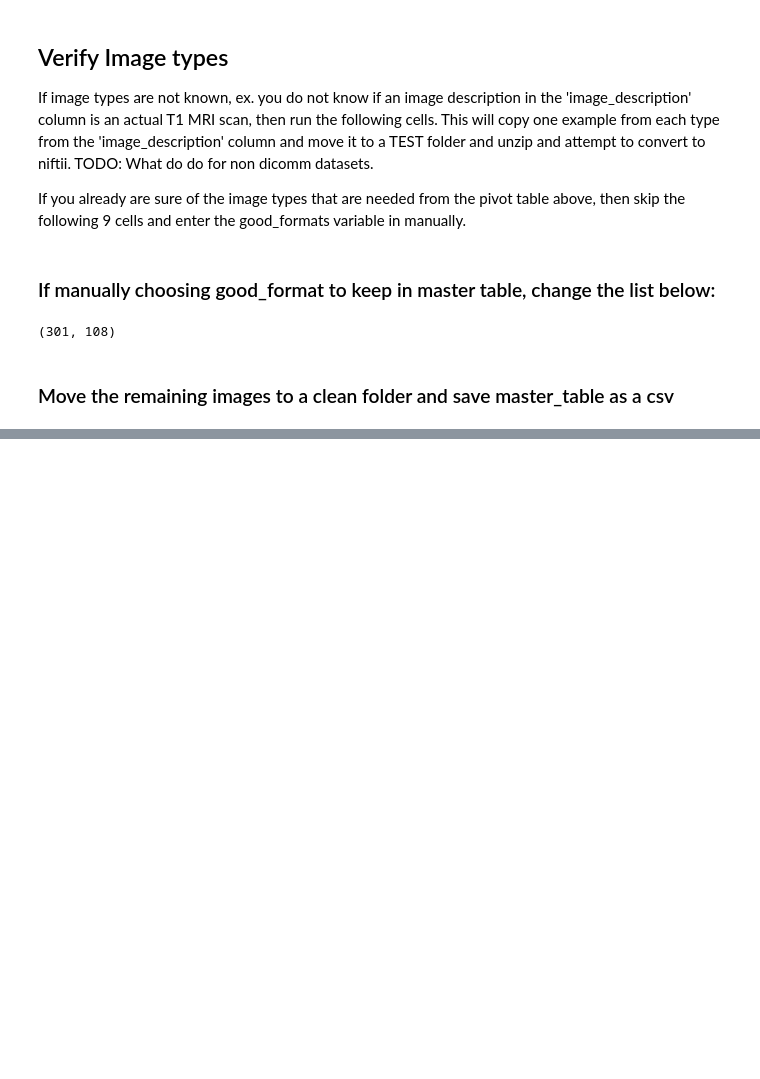
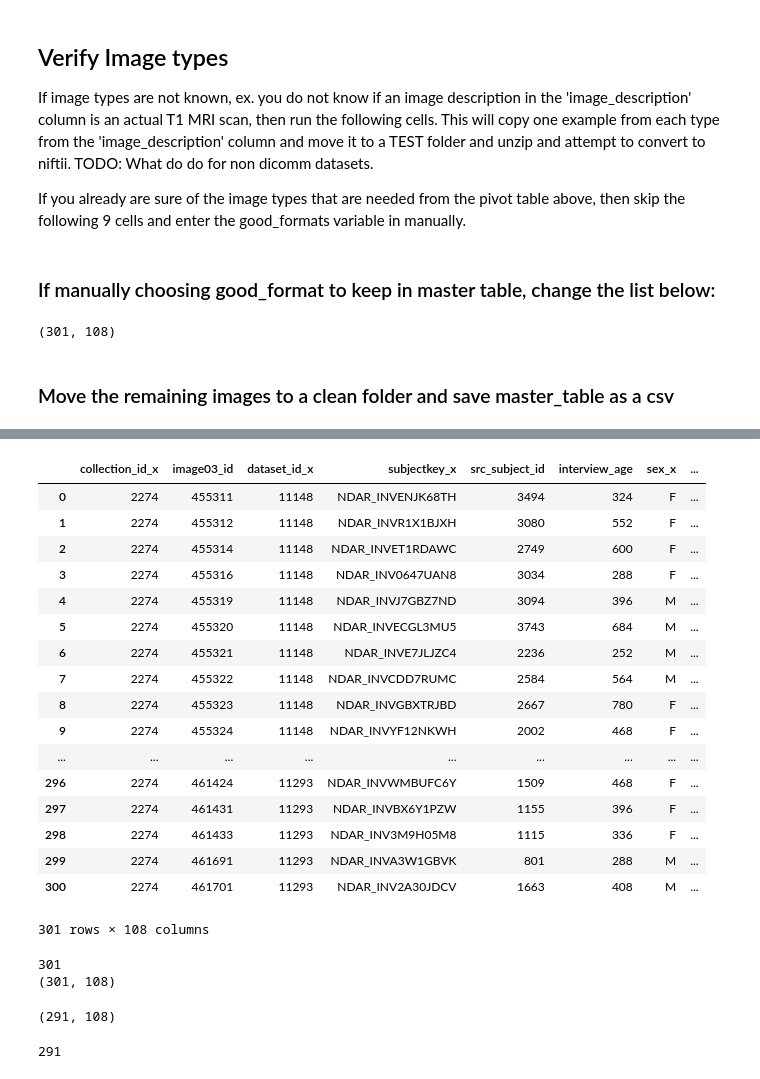
Before and after one commit to Team-MIND/dataset_integration, a Jupyter notebook: notebooks/trim dataset.ipynb, the cells around one changed output, grey strips where cells are left out. Saved outputs shown, nothing was run; the diff lists cells and outputs as text; code cells hidden in the pictures; blank space fills up the shorter version.

```diff
--- a/notebooks/trim dataset.ipynb
+++ b/notebooks/trim dataset.ipynb
@@ -306,0 +467,21 @@ master_table.to_csv(os.path.join(clean_dir, 'master_table.csv'), sep = '\t', ind
+# %%
+master_table
+# %% [output]
+|  | collection_id_x | image03_id | dataset_id_x | subjectkey_x | src_subject_id | interview_age | sex_x | ... |
+| 0 | 2274 | 455311 | 11148 | NDAR_INVENJK68TH | 3494 | 324 | F | ... |
+| 1 | 2274 | 455312 | 11148 | NDAR_INVR1X1BJXH | 3080 | 552 | F | ... |
+| 2 | 2274 | 455314 | 11148 | NDAR_INVET1RDAWC | 2749 | 600 | F | ... |
+| 3 | 2274 | 455316 | 11148 | NDAR_INV0647UAN8 | 3034 | 288 | F | ... |
+| 4 | 2274 | 455319 | 11148 | NDAR_INVJ7GBZ7ND | 3094 | 396 | M | ... |
+| 5 | 2274 | 455320 | 11148 | NDAR_INVECGL3MU5 | 3743 | 684 | M | ... |
+| 6 | 2274 | 455321 | 11148 | NDAR_INVE7JLJZC4 | 2236 | 252 | M | ... |
+| 7 | 2274 | 455322 | 11148 | NDAR_INVCDD7RUMC | 2584 | 564 | M | ... |
+| 8 | 2274 | 455323 | 11148 | NDAR_INVGBXTRJBD | 2667 | 780 | F | ... |
+| 9 | 2274 | 455324 | 11148 | NDAR_INVYF12NKWH | 2002 | 468 | F | ... |
+| ... | ... | ... | ... | ... | ... | ... | ... | ... |
+| 296 | 2274 | 461424 | 11293 | NDAR_INVWMBUFC6Y | 1509 | 468 | F | ... |
+| 297 | 2274 | 461431 | 11293 | NDAR_INVBX6Y1PZW | 1155 | 396 | F | ... |
+| 298 | 2274 | 461433 | 11293 | NDAR_INV3M9H05M8 | 1115 | 336 | F | ... |
+| 299 | 2274 | 461691 | 11293 | NDAR_INVA3W1GBVK | 801 | 288 | M | ... |
+| 300 | 2274 | 461701 | 11293 | NDAR_INV2A30JDCV | 1663 | 408 | M | ... |
+301 rows × 108 columns
@@ -306,0 +509,6 @@ master_table.to_csv(os.path.join(clean_dir, 'master_table.csv'), sep = '\t', ind
+# %%
+print(len(new_paths))
+print(master_table.shape)
+# %% [output]
+301
+(301, 108)
@@ -306,0 +517,9 @@ master_table.to_csv(os.path.join(clean_dir, 'master_table.csv'), sep = '\t', ind
+# %%
+master_table = master_table[master_table['image_file'] != 'bad_image']
+master_table.shape
+# %% [output]
+(291, 108)
+# %%
+print(len(os.listdir(final_dir)))
+# %% [output]
+291
```
Also changed, not shown: parts of 25 cells of this notebook.
